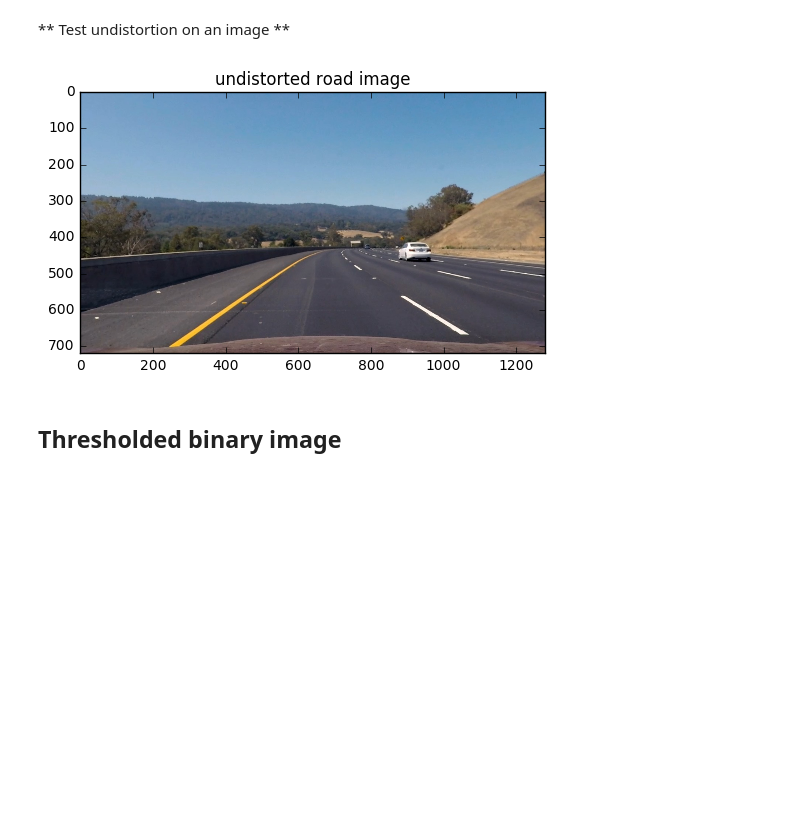
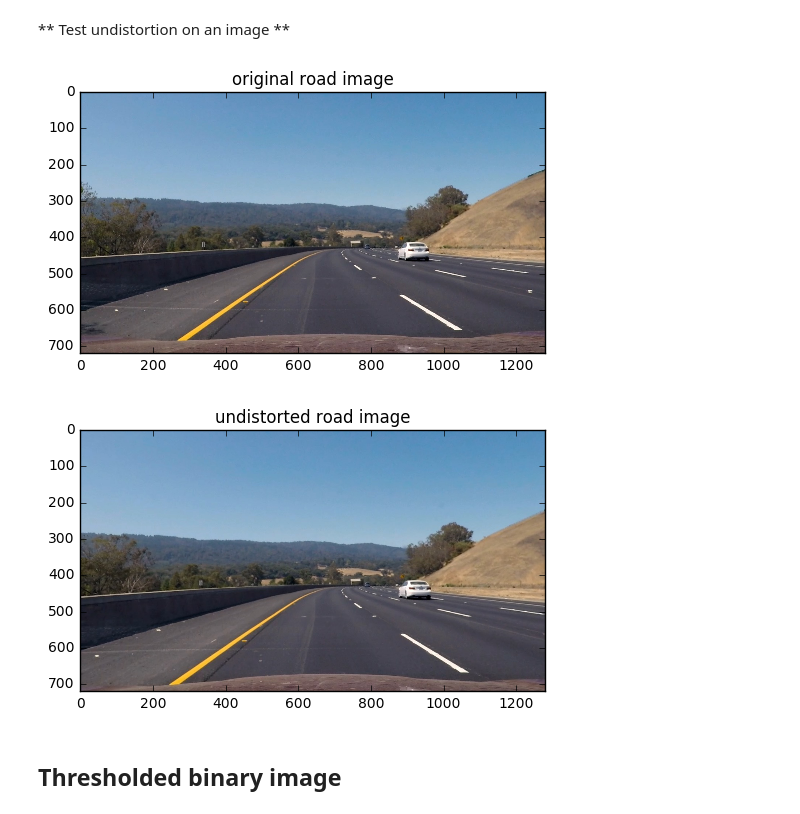
Before and after one commit to pzawadzk/Advanced-Lane-Lines, a Jupyter notebook: Line_detection.ipynb, the cells around one changed output. Cells and saved outputs as stored; diff of their text form; code cells hidden in the pictures; blank space fills up the shorter version.

```diff
--- a/Line_detection.ipynb
+++ b/Line_detection.ipynb
@@ -41,10 +41,12 @@ ss_image(dst, 'undistorted image', filename='output_images/undistorted_image')
 ** Test undistortion on an image **
 # %%
 image = mpimg.imread('test_images/test3.jpg')
+ss_image(image, 'original road image', filename='output_images/original_road_image')
 undist = cv2.undistort(image, mtx, dist, None, mtx)
 ss_image(undist, 'undistorted road image', filename='output_images/undistorted_road_image')
 # %% [output]
-[figure, old version]
+[figure, new version]
+[figure, added]
 # %% [markdown]
 ## Thresholded binary image
 # %%
```
Also changed, not shown: 2 other files.
